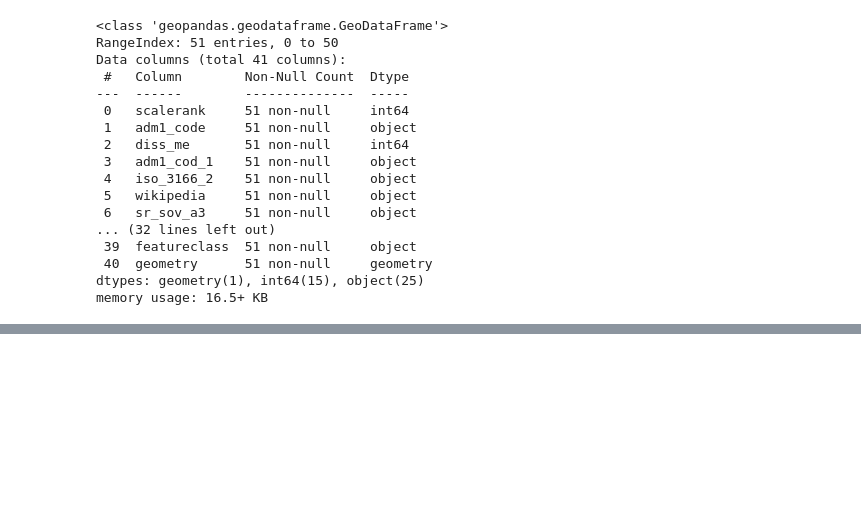
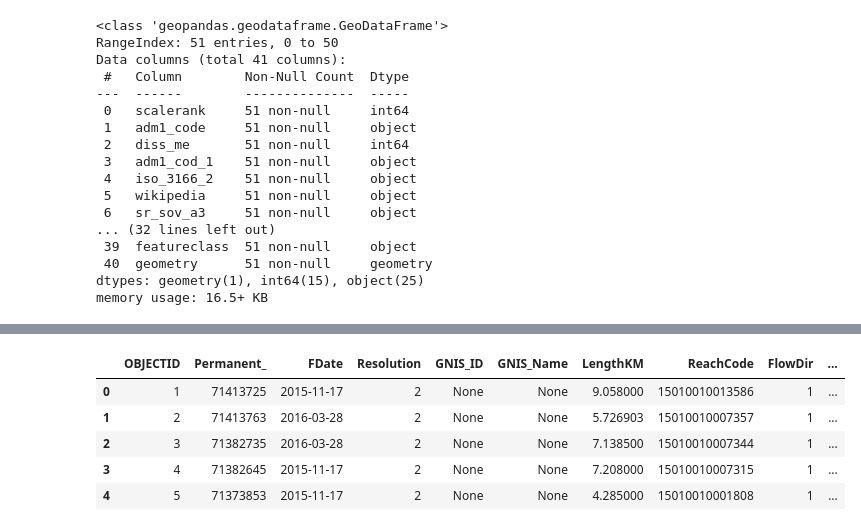
Before and after one commit to zac-stanley/birds-utah, a Jupyter notebook: notebooks/bird_occurrences_utah_explore.ipynb, the cells around one changed output, grey strips where cells are left out. Drawn from its saved outputs; the diff is of its cells as text; code cells hidden in the pictures; blank space fills up the shorter version.

```diff
--- a/notebooks/bird_occurrences_utah_explore.ipynb
+++ b/notebooks/bird_occurrences_utah_explore.ipynb
@@ -207,0 +111,9 @@ sw_birds.plot(figsize=(15,15));
+# %%
+utah_streams.head()
+# %% [output]
+|  | OBJECTID | Permanent_ | FDate | Resolution | GNIS_ID | GNIS_Name | LengthKM | ReachCode | FlowDir | ... |
+| 0 | 1 | 71413725 | 2015-11-17 | 2 | None | None | 9.058000 | 15010010013586 | 1 | ... |
+| 1 | 2 | 71413763 | 2016-03-28 | 2 | None | None | 5.726903 | 15010010007357 | 1 | ... |
+| 2 | 3 | 71382735 | 2016-03-28 | 2 | None | None | 7.138500 | 15010010007344 | 1 | ... |
+| 3 | 4 | 71382645 | 2015-11-17 | 2 | None | None | 7.208000 | 15010010007315 | 1 | ... |
+| 4 | 5 | 71373853 | 2015-11-17 | 2 | None | None | 4.285000 | 15010010001808 | 1 | ... |
```
Also changed, not shown: parts of 48 cells of this notebook, 2 other files.
